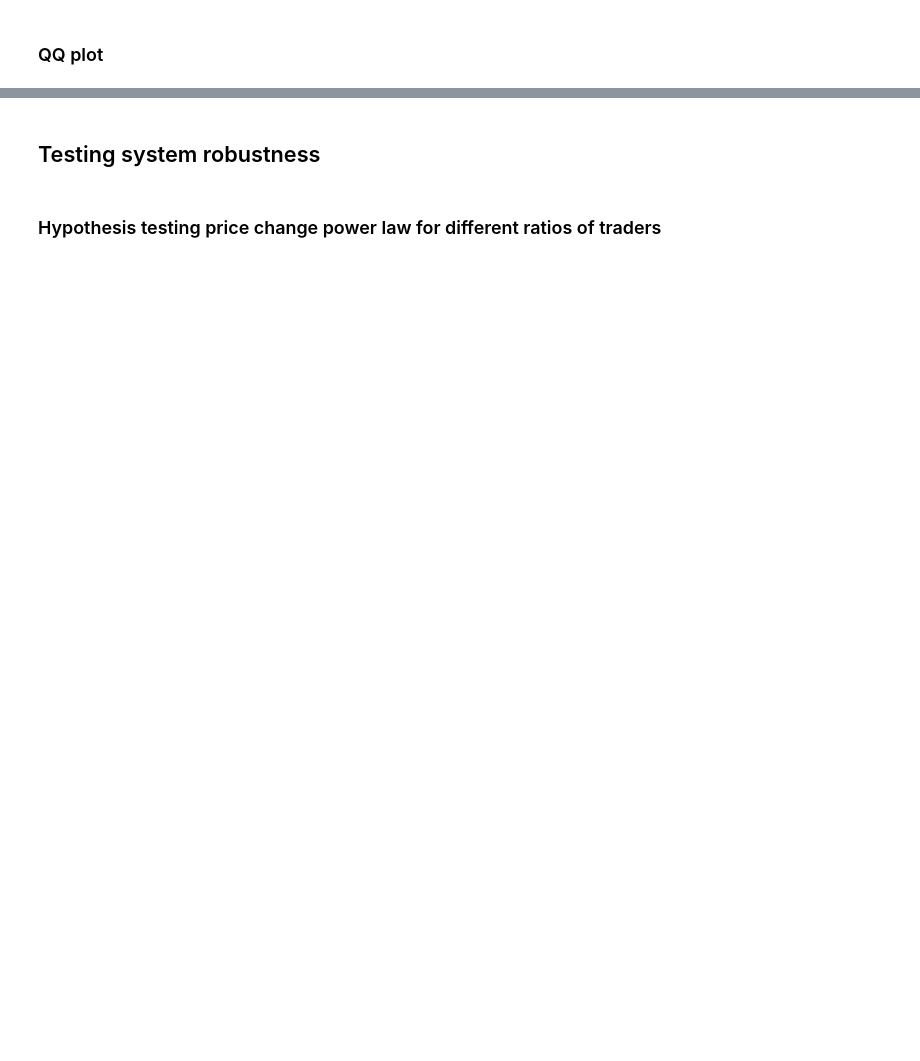
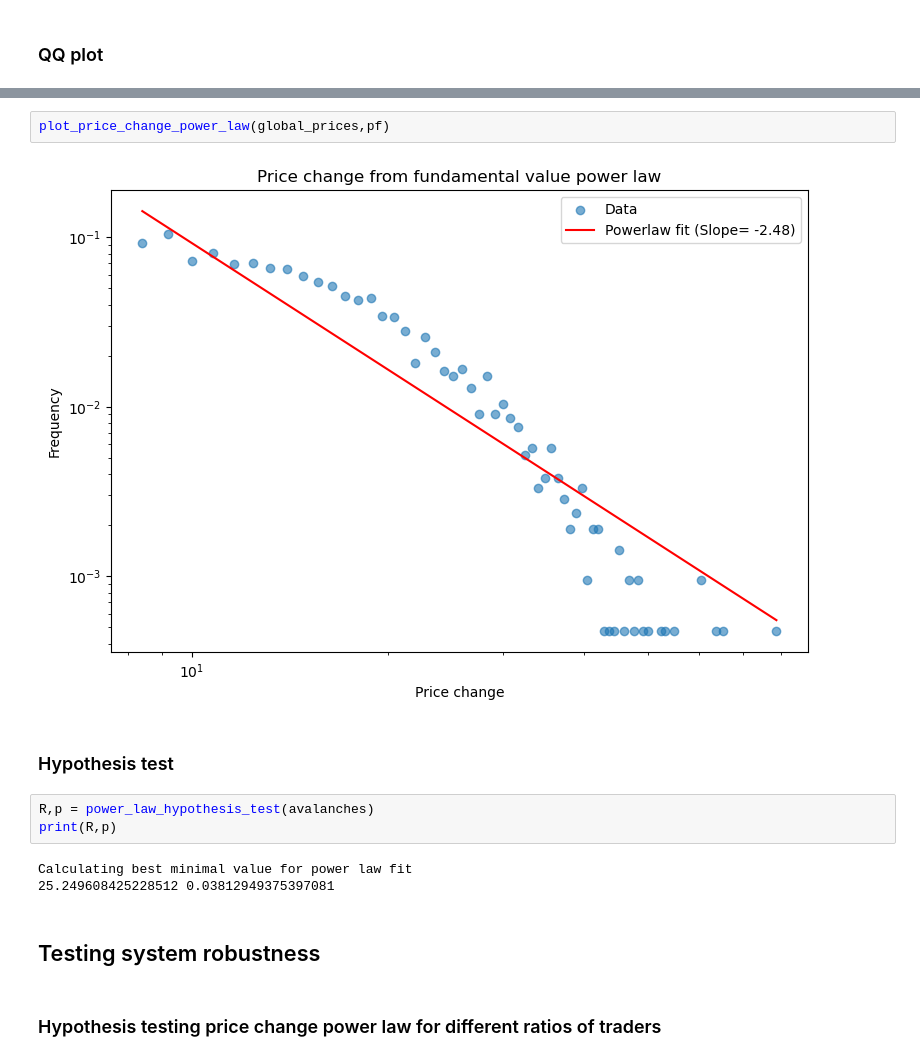
Before and after one commit to alexdupreez1/ComplexSystemsProject, a Jupyter notebook: Project Folder/Main.ipynb, the cells around one changed output, grey strips where cells are left out. Saved outputs shown, nothing was run; the diff lists cells and outputs as text; blank space fills up the shorter version.

```diff
--- a/Project Folder/Main.ipynb
+++ b/Project Folder/Main.ipynb
@@ -155,3 +173,15 @@ plot_qq_plot(normalized_returns)
+# %%
+plot_price_change_power_law(global_prices,pf)
+# %% [output]
+[figure, added]
+# %% [markdown]
+### Hypothesis test
+# %%
+R,p = power_law_hypothesis_test(avalanches)
+print(R,p)
+# %% [output]
+Calculating best minimal value for power law fit
+25.249608425228512 0.03812949375397081
 # %% [markdown]
 ## Testing system robustness
 # %% [markdown]
```
Also changed, not shown: parts of 28 cells of this notebook, 7 other files.
